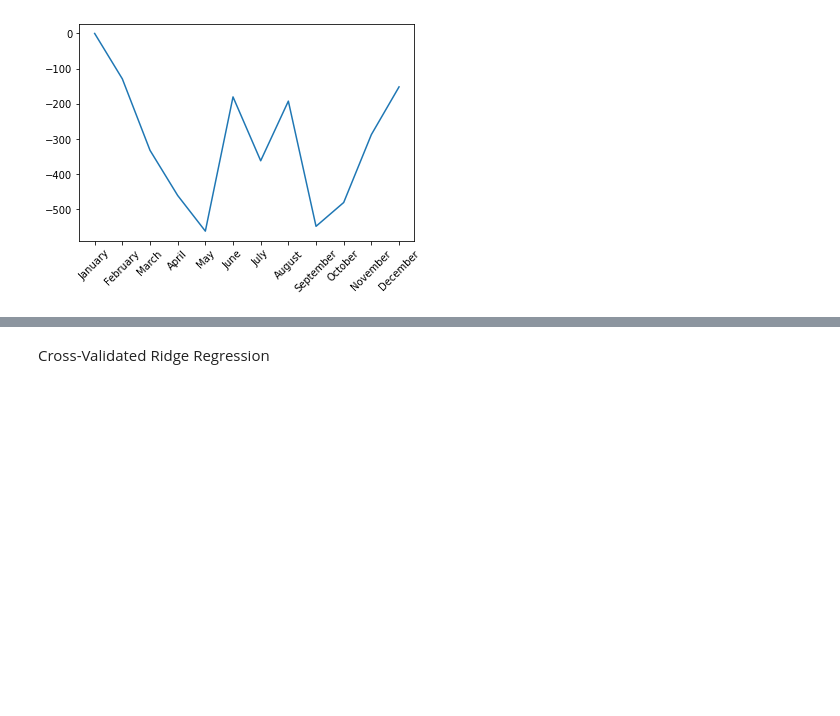
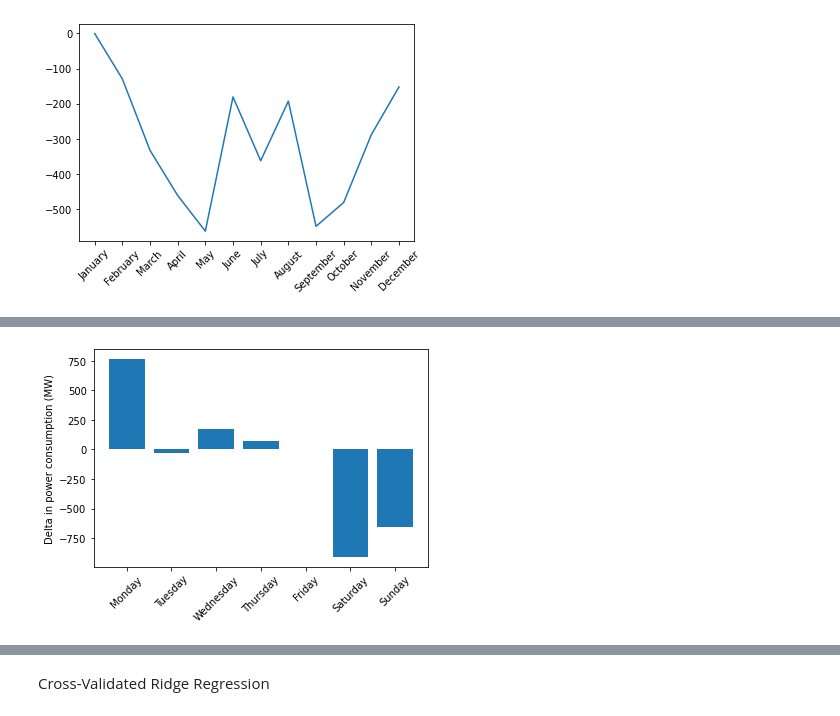
Before and after one commit to garberma/6.862-Project, a Jupyter notebook: BaselineModelingChicago.ipynb, the cells around one changed output, grey strips where cells are left out. Cells and saved outputs as stored; diff of their text form; code cells hidden in the pictures; blank space fills up the shorter version.

```diff
--- a/BaselineModelingChicago.ipynb
+++ b/BaselineModelingChicago.ipynb
@@ -107,0 +125,18 @@ plt.show()
+# %%
+coef_lagDays = []
+lagsDays_1 = ['Monday', 'Tuesday', 'Wednesday', 'Thursday']
+lagsDays_2 = ['Saturday', 'Sunday']
+for lag in lagsDays_1:
+    coef_lagDays += [coefficients[lag]]
+coef_lagDays += [0]
+for lag in lagsDays_2:
+    coef_lagDays += [coefficients[lag]]
+lagsDays = lagsDays_1 + ['Friday'] + lagsDays_2
+coef_lagDays = np.array(coef_lagDays)
+plt.figure()
+plt.bar(lagsDays, coef_lagDays)
+plt.xticks(rotation=45)
+plt.ylabel('Delta in power consumption (MW)')
+plt.savefig('figures/day_of_the_week.png', dpi = 200)
+# %% [output]
+[figure, added]
```
Also changed, not shown: parts of 9 cells of this notebook, 7 other files.
